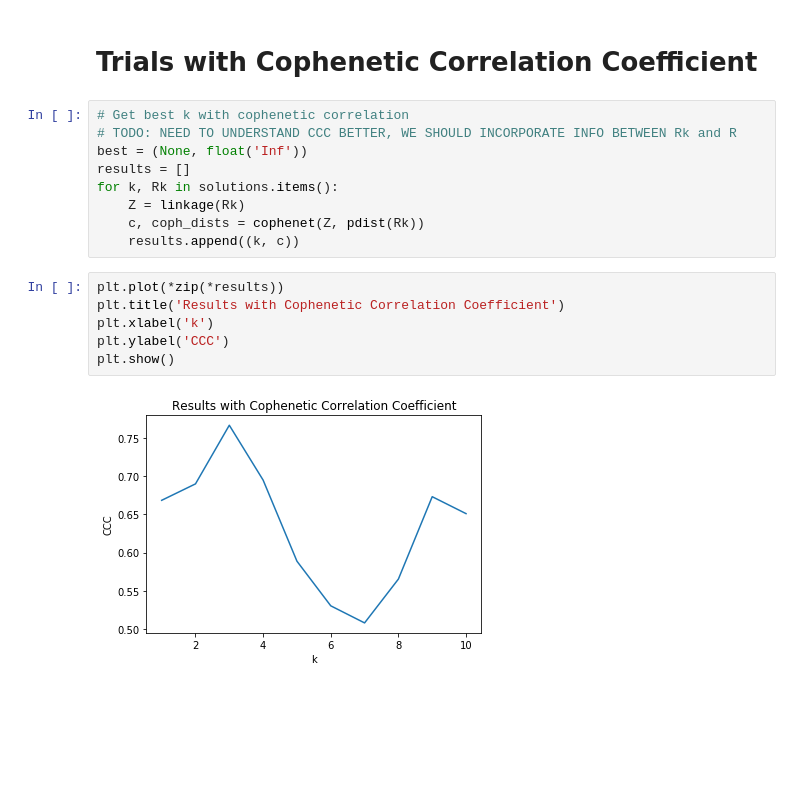
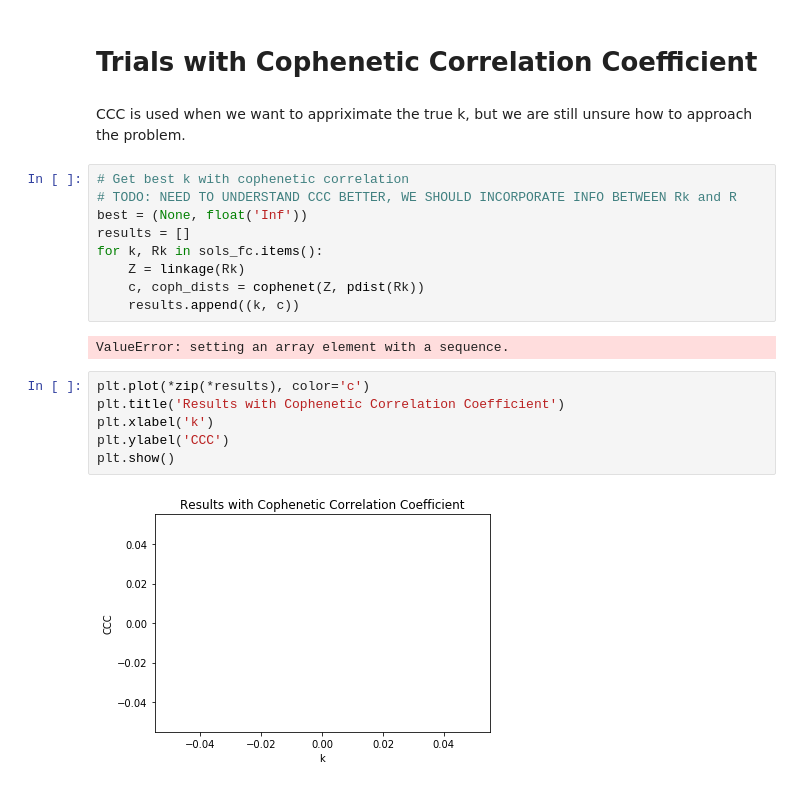
Before and after one commit to lfvarela/irt-explore, a Jupyter notebook: inference/Matrix Factorization.ipynb, the cells around one changed output. Saved outputs shown, nothing was run; the diff lists cells and outputs as text; blank space fills up the shorter version.

```diff
--- a/inference/Matrix Factorization.ipynb
+++ b/inference/Matrix Factorization.ipynb
@@ -93,23 +94,27 @@ accuracy(sols_fc[5][0].T, fexp_correl)
 Accuracy: 0.78504
 # %% [markdown]
 # Trials with Cophenetic Correlation Coefficient
+# %% [markdown]
+CCC is used when we want to appriximate the true k, but we are still unsure how to approach the problem.
 # %%
 # Get best k with cophenetic correlation
 # TODO: NEED TO UNDERSTAND CCC BETTER, WE SHOULD INCORPORATE INFO BETWEEN Rk and R
 best = (None, float('Inf'))
 results = []
-for k, Rk in solutions.items():
+for k, Rk in sols_fc.items():
     Z = linkage(Rk)
     c, coph_dists = cophenet(Z, pdist(Rk))
     results.append((k, c))
+# %% [output]
+ValueError: setting an array element with a sequence.
 # %%
-plt.plot(*zip(*results))
+plt.plot(*zip(*results), color='c')
 plt.title('Results with Cophenetic Correlation Coefficient')
 plt.xlabel('k')
 plt.ylabel('CCC')
 plt.show()
 # %% [output]
-[figure, old version]
+[figure, new version]
 # %%
 Z = linkage(R)
 c, coph_dists = cophenet(Z, pdist(R))
```
Also changed, not shown: parts of 6 cells of this notebook, 4 other files.
